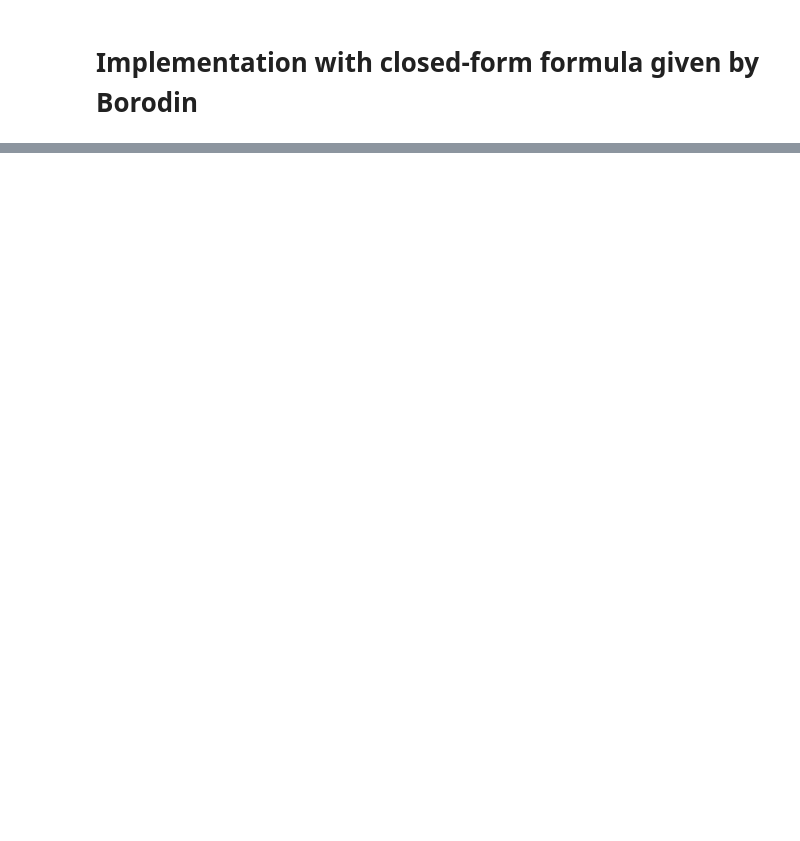
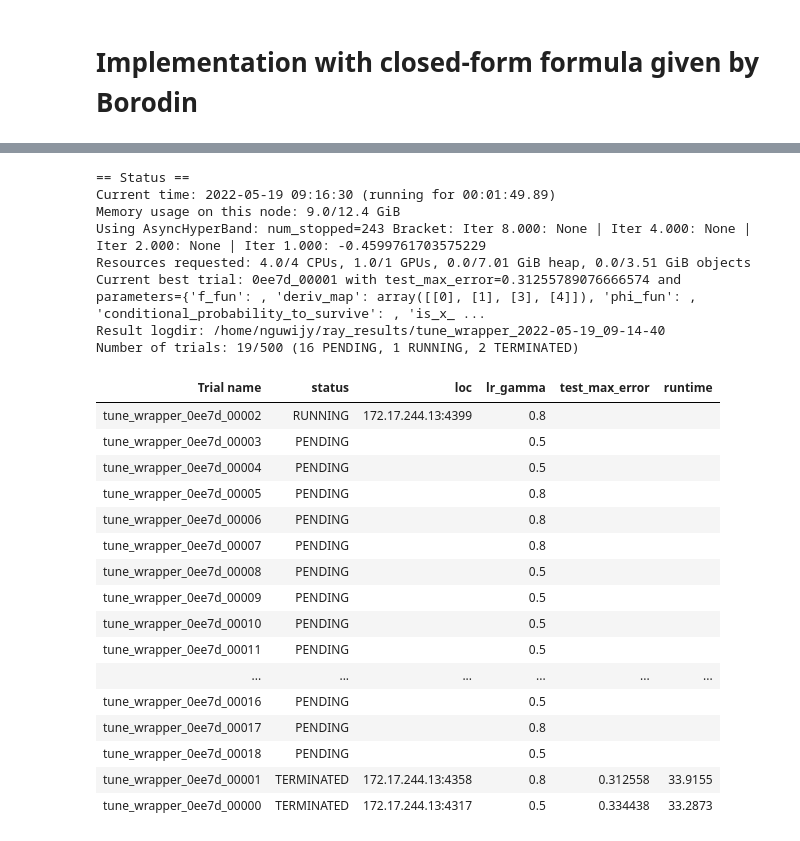
Before and after one commit to nguwijy/deep_branching_with_domain, a Jupyter notebook: parameter_tuning.ipynb, the cells around one changed output, grey strips where cells are left out. Drawn from its saved outputs; the diff is of its cells as text; code cells hidden in the pictures; blank space fills up the shorter version.

```diff
--- a/parameter_tuning.ipynb
+++ b/parameter_tuning.ipynb
@@ -194,0 +197,63 @@ Number of trials: 128/500 (16 PENDING, 1 RUNNING, 111 TERMINATED)
+# %%
+config = {
+    "f_fun": f_example,
+    "deriv_map": deriv_map,
+    "phi_fun": phi_example,
+    "conditional_probability_to_survive": conditional_probability_to_survive,
+    "is_x_inside": is_x_inside,
+    "device": device,
+    "x_lo": x_lo,
+    "x_hi": x_hi,
+    "T": T,
+    "verbose": False,
+    "nu": nu,
+    "branch_patches": patches,
+    "branch_nb_path_per_state": 1000,
+    "outlier_multiplier": 50,
+    "save_for_best": True,
+    "branch_lr": 1e-3,
+    "epochs": 5000,
+    "layers": 6,
+    "neurons": 50,
+    "branch_activation": "softplus",
+    "batch_normalization": True,
+}
+config.update({
+    "lr_gamma": tune.choice([.5, .8]),
+#     "lr_gamma": .5,
+})
+# %%
+result = tune.run(
+    partial(tune_wrapper, grid_d_dim_with_t=grid_d_dim_with_t, true=true, x=x, y=y, seed=6),
+    resources_per_trial={"cpu": 4, "gpu": 1},
+    config=config,
+    num_samples=runs,
+    scheduler=scheduler,
+    progress_reporter=reporter,
+)
+# %% [output]
+== Status ==
+Current time: 2022-05-19 09:16:30 (running for 00:01:49.89)
+Memory usage on this node: 9.0/12.4 GiB
+Using AsyncHyperBand: num_stopped=243 Bracket: Iter 8.000: None | Iter 4.000: None | Iter 2.000: None | Iter 1.000: -0.4599761703575229
+Resources requested: 4.0/4 CPUs, 1.0/1 GPUs, 0.0/7.01 GiB heap, 0.0/3.51 GiB objects
+Current best trial: 0ee7d_00001 with test_max_error=0.31255789076666574 and parameters={'f_fun': , 'deriv_map': array([[0], [1], [3], [4]]), 'phi_fun': , 'conditional_probability_to_survive': , 'is_x_ ...
+Result logdir: /home/nguwijy/ray_results/tune_wrapper_2022-05-19_09-14-40
+Number of trials: 19/500 (16 PENDING, 1 RUNNING, 2 TERMINATED)
+| Trial name | status | loc | lr_gamma | test_max_error | runtime |
+| tune_wrapper_0ee7d_00002 | RUNNING | 172.17.244.13:4399 | 0.8 |  |  |
+| tune_wrapper_0ee7d_00003 | PENDING |  | 0.5 |  |  |
+| tune_wrapper_0ee7d_00004 | PENDING |  | 0.5 |  |  |
+| tune_wrapper_0ee7d_00005 | PENDING |  | 0.8 |  |  |
+| tune_wrapper_0ee7d_00006 | PENDING |  | 0.8 |  |  |
+| tune_wrapper_0ee7d_00007 | PENDING |  | 0.8 |  |  |
+| tune_wrapper_0ee7d_00008 | PENDING |  | 0.5 |  |  |
+| tune_wrapper_0ee7d_00009 | PENDING |  | 0.5 |  |  |
+| tune_wrapper_0ee7d_00010 | PENDING |  | 0.5 |  |  |
+| tune_wrapper_0ee7d_00011 | PENDING |  | 0.5 |  |  |
+| ... | ... | ... | ... | ... | ... |
+| tune_wrapper_0ee7d_00016 | PENDING |  | 0.5 |  |  |
+| tune_wrapper_0ee7d_00017 | PENDING |  | 0.8 |  |  |
+| tune_wrapper_0ee7d_00018 | PENDING |  | 0.5 |  |  |
+| tune_wrapper_0ee7d_00001 | TERMINATED | 172.17.244.13:4358 | 0.8 | 0.312558 | 33.9155 |
+| tune_wrapper_0ee7d_00000 | TERMINATED | 172.17.244.13:4317 | 0.5 | 0.334438 | 33.2873 |
```
Also changed, not shown: parts of 8 cells of this notebook, 1 other file.
